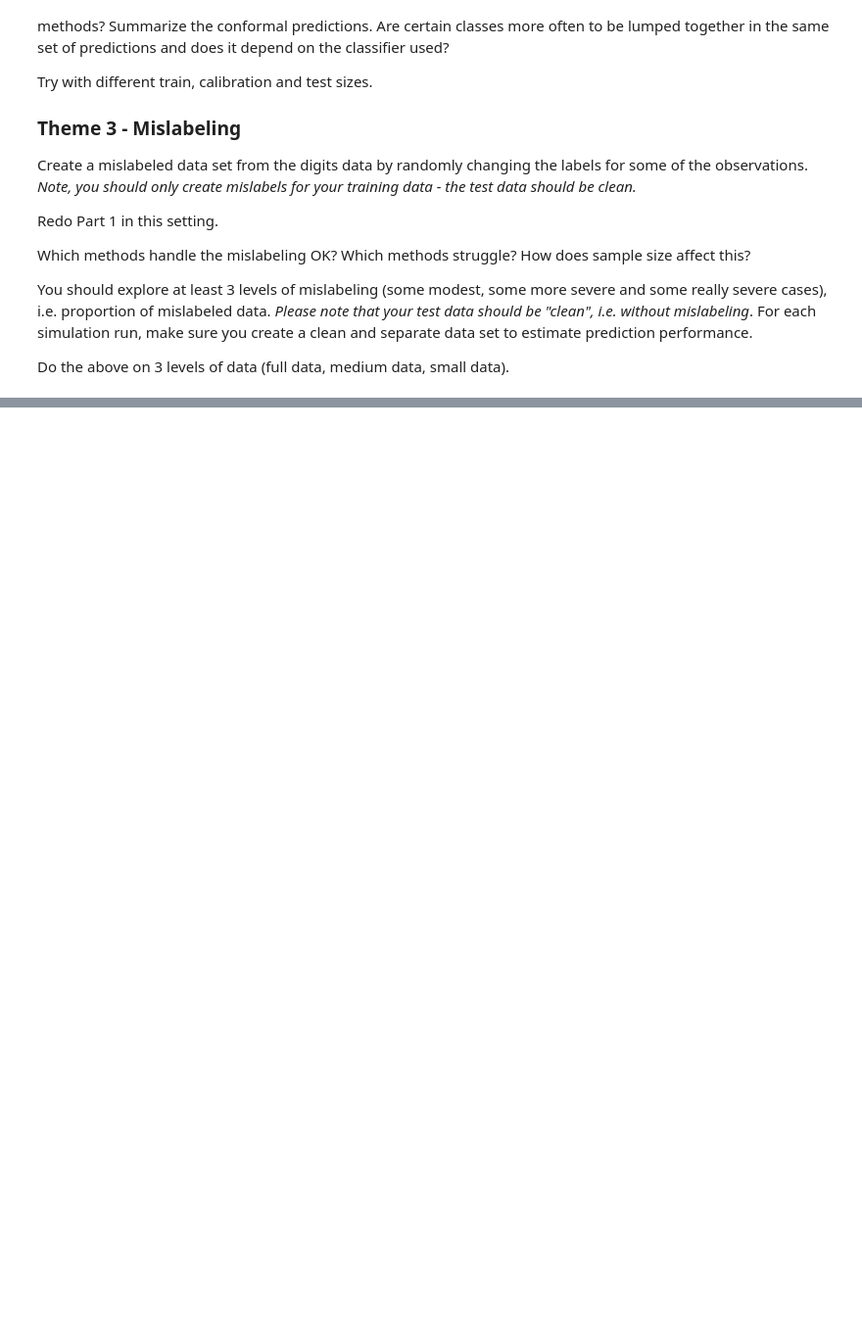
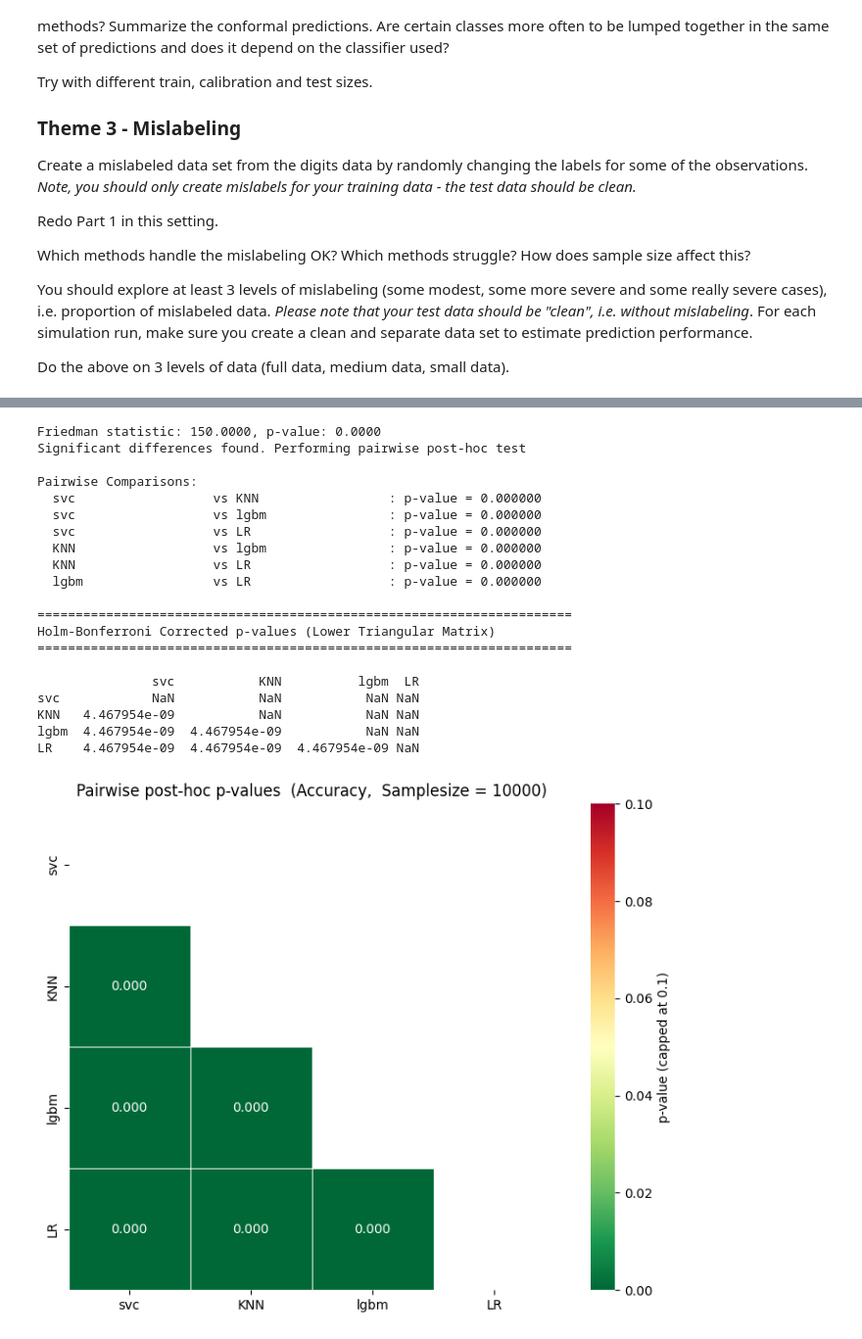
Before and after one commit to LucasKuszli/big_data, a Jupyter notebook: src_project3/project3Py.ipynb, the cells around one changed output, grey strips where cells are left out. Shown at 98% size. Cells and saved outputs as stored; diff of their text form; code cells hidden in the pictures; blank space fills up the shorter version.

```diff
--- a/src_project3/project3Py.ipynb
+++ b/src_project3/project3Py.ipynb
@@ -521,0 +635,26 @@ Do the above on 3 levels of data (full data, medium data, small data).
+# %%
+for sample_size in sample_sizes:
+    friedman(sample_accs[sample_size], list(methods.keys()), sample_size=sample_size, comparison_metric_name="Accuracy")
+    friedman(sample_f1s[sample_size], list(methods.keys()), sample_size=sample_size, comparison_metric_name="F1-Score")
+# %% [output]
+Friedman statistic: 150.0000, p-value: 0.0000
+Significant differences found. Performing pairwise post-hoc test
+
+Pairwise Comparisons:
+  svc                  vs KNN                 : p-value = 0.000000
+  svc                  vs lgbm                : p-value = 0.000000
+  svc                  vs LR                  : p-value = 0.000000
+  KNN                  vs lgbm                : p-value = 0.000000
+  KNN                  vs LR                  : p-value = 0.000000
+  lgbm                 vs LR                  : p-value = 0.000000
+
+======================================================================
+Holm-Bonferroni Corrected p-values (Lower Triangular Matrix)
+======================================================================
+
+               svc           KNN          lgbm  LR
+svc            NaN           NaN           NaN NaN
+KNN   4.467954e-09           NaN           NaN NaN
+lgbm  4.467954e-09  4.467954e-09           NaN NaN
+LR    4.467954e-09  4.467954e-09  4.467954e-09 NaN
+[figure, added]
```
Also changed, not shown: parts of 12 cells of this notebook, 1 other file.
